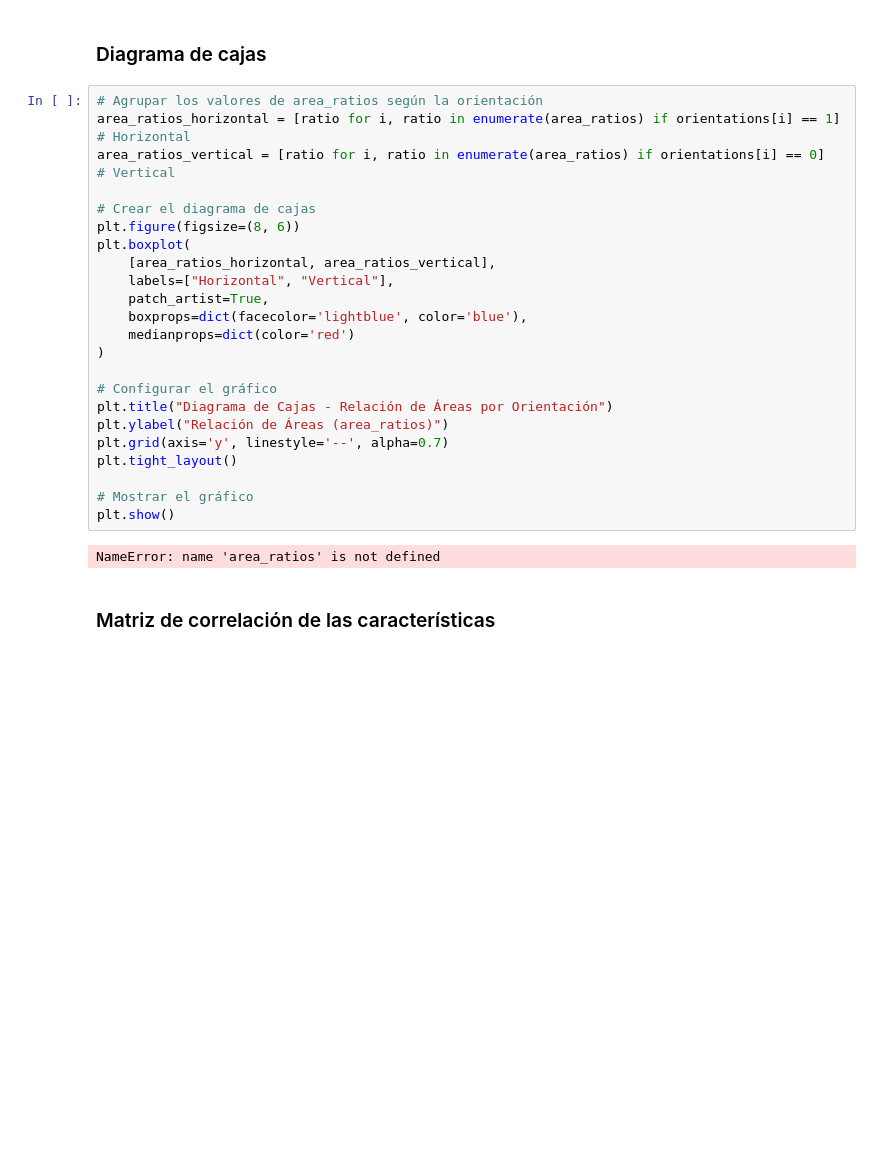
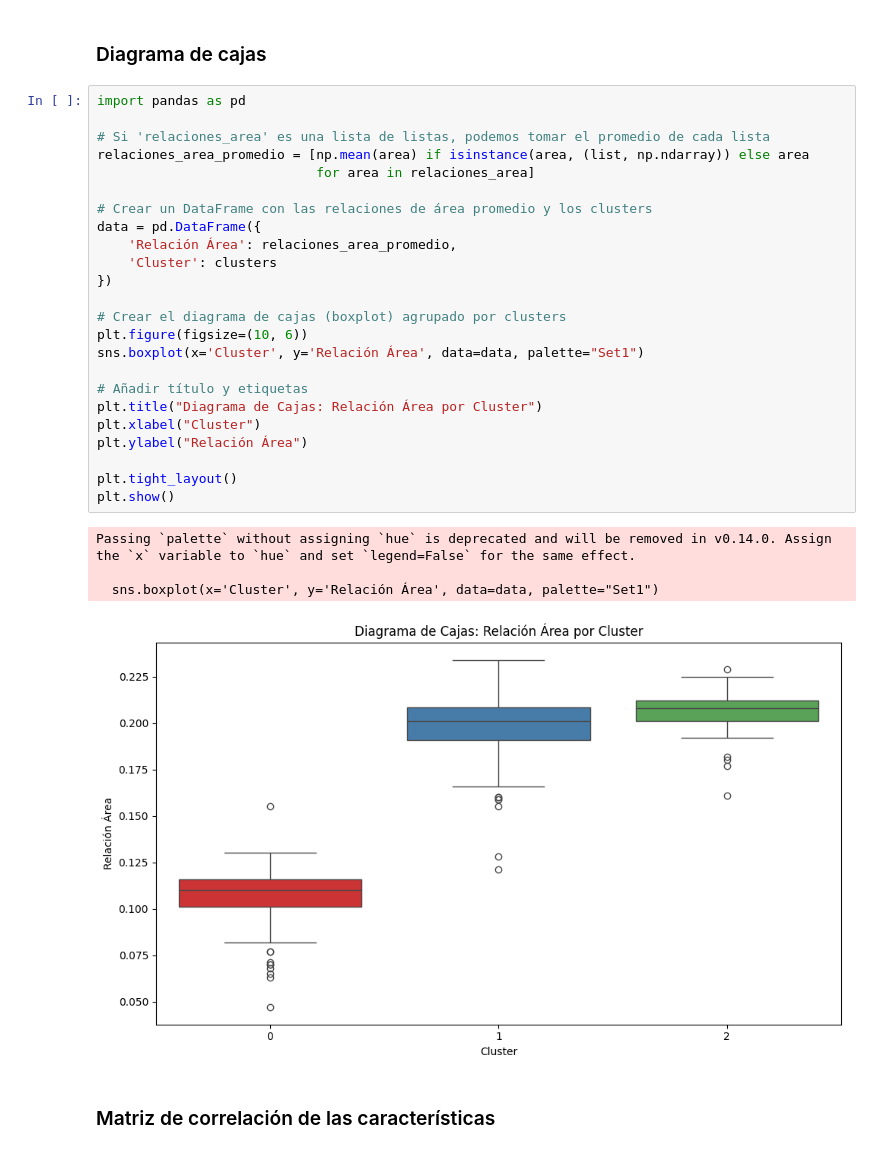
Before and after one commit to miguelable/PSM_OpenCV, a Jupyter notebook: clasificacion_lotes.ipynb, the cells around one changed output. Cells and saved outputs as stored; diff of their text form; blank space fills up the shorter version.

```diff
--- a/clasificacion_lotes.ipynb
+++ b/clasificacion_lotes.ipynb
@@ -574,29 +706,33 @@ plt.show()
 # %% [markdown]
 ### Diagrama de cajas
-# %%
-# Agrupar los valores de area_ratios según la orientación
-area_ratios_horizontal = [ratio for i, ratio in enumerate(area_ratios) if orientations[i] == 1]  # Horizontal
-area_ratios_vertical = [ratio for i, ratio in enumerate(area_ratios) if orientations[i] == 0]  # Vertical
-
-# Crear el diagrama de cajas
-plt.figure(figsize=(8, 6))
-plt.boxplot(
-    [area_ratios_horizontal, area_ratios_vertical],
-    labels=["Horizontal", "Vertical"],
-    patch_artist=True,
-    boxprops=dict(facecolor='lightblue', color='blue'),
-    medianprops=dict(color='red')
-)
-
-# Configurar el gráfico
-plt.title("Diagrama de Cajas - Relación de Áreas por Orientación")
-plt.ylabel("Relación de Áreas (area_ratios)")
-plt.grid(axis='y', linestyle='--', alpha=0.7)
-plt.tight_layout()
-
-# Mostrar el gráfico
-plt.show()
-# %% [output]
-NameError: name 'area_ratios' is not defined
+# %%
+import pandas as pd
+
+# Si 'relaciones_area' es una lista de listas, podemos tomar el promedio de cada lista
+relaciones_area_promedio = [np.mean(area) if isinstance(area, (list, np.ndarray)) else area
+                            for area in relaciones_area]
+
+# Crear un DataFrame con las relaciones de área promedio y los clusters
+data = pd.DataFrame({
+    'Relación Área': relaciones_area_promedio,
+    'Cluster': clusters
+})
+
+# Crear el diagrama de cajas (boxplot) agrupado por clusters
+plt.figure(figsize=(10, 6))
+sns.boxplot(x='Cluster', y='Relación Área', data=data, palette="Set1")
+
+# Añadir título y etiquetas
+plt.title("Diagrama de Cajas: Relación Área por Cluster")
+plt.xlabel("Cluster")
+plt.ylabel("Relación Área")
+
+plt.tight_layout()
+plt.show()
+# %% [output]
+Passing `palette` without assigning `hue` is deprecated and will be removed in v0.14.0. Assign the `x` variable to `hue` and set `legend=False` for the same effect.
+
+  sns.boxplot(x='Cluster', y='Relación Área', data=data, palette="Set1")
+[figure, added]
 # %% [markdown]
 ### Matriz de correlación de las características
```
Also changed, not shown: parts of 6 cells of this notebook, 1 other file.
